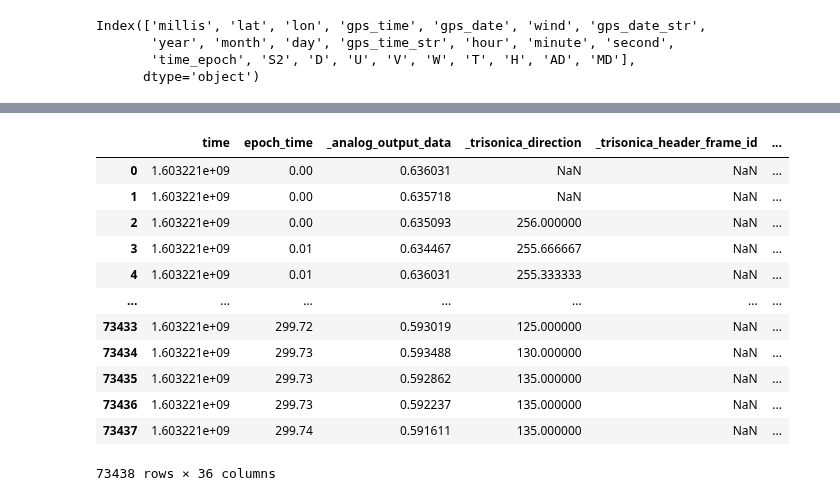
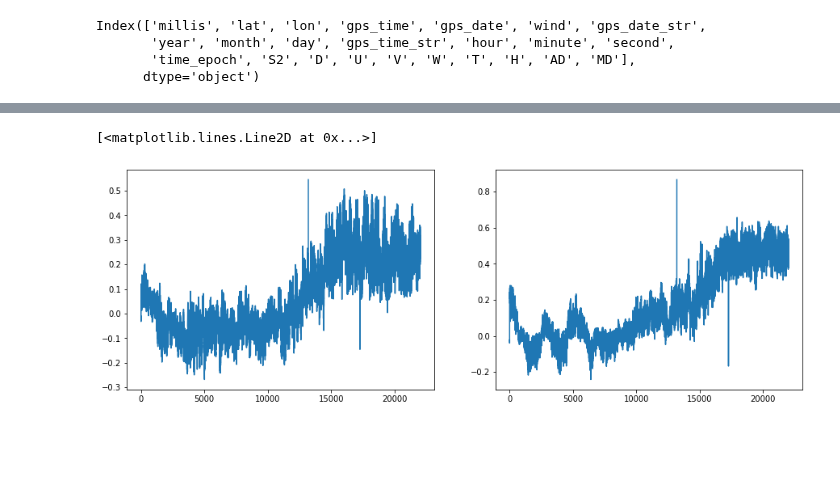
Before and after one commit to arunavanag591/odor_analysis, a Jupyter notebook: data_exploration/DesertBagAnalysis.ipynb, the cells around one changed output, grey strips where cells are left out. Saved outputs shown, nothing was run; the diff lists cells and outputs as text; code cells hidden in the pictures; blank space fills up the shorter version.

Commit message:
smaller bag extraction01

```diff
--- a/data_exploration/DesertBagAnalysis.ipynb
+++ b/data_exploration/DesertBagAnalysis.ipynb
@@ -73,9 +50,3 @@ Index(['millis', 'lat', 'lon', 'gps_time', 'gps_date', 'wind', 'gps_date_str',
        'year', 'month', 'day', 'gps_time_str', 'hour', 'minute', 'second',
        'time_epoch', 'S2', 'D', 'U', 'V', 'W', 'T', 'H', 'AD', 'MD'],
       dtype='object')
-# %%
-time_diff= []
-for i in range(len(wind_df.U)-1):
-    time_diff.append(wind_df.time_epoch[i]-wind_df.time_epoch[i+1])
-
-dt = np.mean(time_diff)
@@ -87,3 +53,6 @@ plt.plot(time_diff)
+# %%
+sync_time0 = wind_df.time_epoch-wind_df.time_epoch[0]
+wind_df.insert(1,'sync_time',sync_time0)
 # %%
 #integration of U vector
 u=[]
@@ -310,17 +65,7 @@ dfbag02.insert(1,'epoch_time',epoch_time)
-# %%
-dfbag02
-#to ask: need to plot the smaller odor encounters with the wind particule simulation
-# %% [output]
-|  | time | epoch_time | _analog_output_data | _trisonica_direction | _trisonica_header_frame_id | ... |
-| 0 | 1.603221e+09 | 0.00 | 0.636031 | NaN | NaN | ... |
-| 1 | 1.603221e+09 | 0.00 | 0.635718 | NaN | NaN | ... |
-| 2 | 1.603221e+09 | 0.00 | 0.635093 | 256.000000 | NaN | ... |
-| 3 | 1.603221e+09 | 0.01 | 0.634467 | 255.666667 | NaN | ... |
-| 4 | 1.603221e+09 | 0.01 | 0.636031 | 255.333333 | NaN | ... |
-| ... | ... | ... | ... | ... | ... | ... |
-| 73433 | 1.603221e+09 | 299.72 | 0.593019 | 125.000000 | NaN | ... |
-| 73434 | 1.603221e+09 | 299.73 | 0.593488 | 130.000000 | NaN | ... |
-| 73435 | 1.603221e+09 | 299.73 | 0.592862 | 135.000000 | NaN | ... |
-| 73436 | 1.603221e+09 | 299.73 | 0.592237 | 135.000000 | NaN | ... |
-| 73437 | 1.603221e+09 | 299.74 | 0.591611 | 135.000000 | NaN | ... |
-73438 rows × 36 columns
+# %%
+fig,(ax_u,ax_v)=plt.subplots(1,2,figsize=(15,5))
+ax_u.plot(wind_df.sync_time[:220329], u)
+ax_v.plot(wind_df.sync_time[:220329], v)
+# %% [output]
+[<matplotlib.lines.Line2D at 0x...>]
+[figure, added]
```
Also changed, not shown: parts of 63 cells of this notebook, 1 other file.
